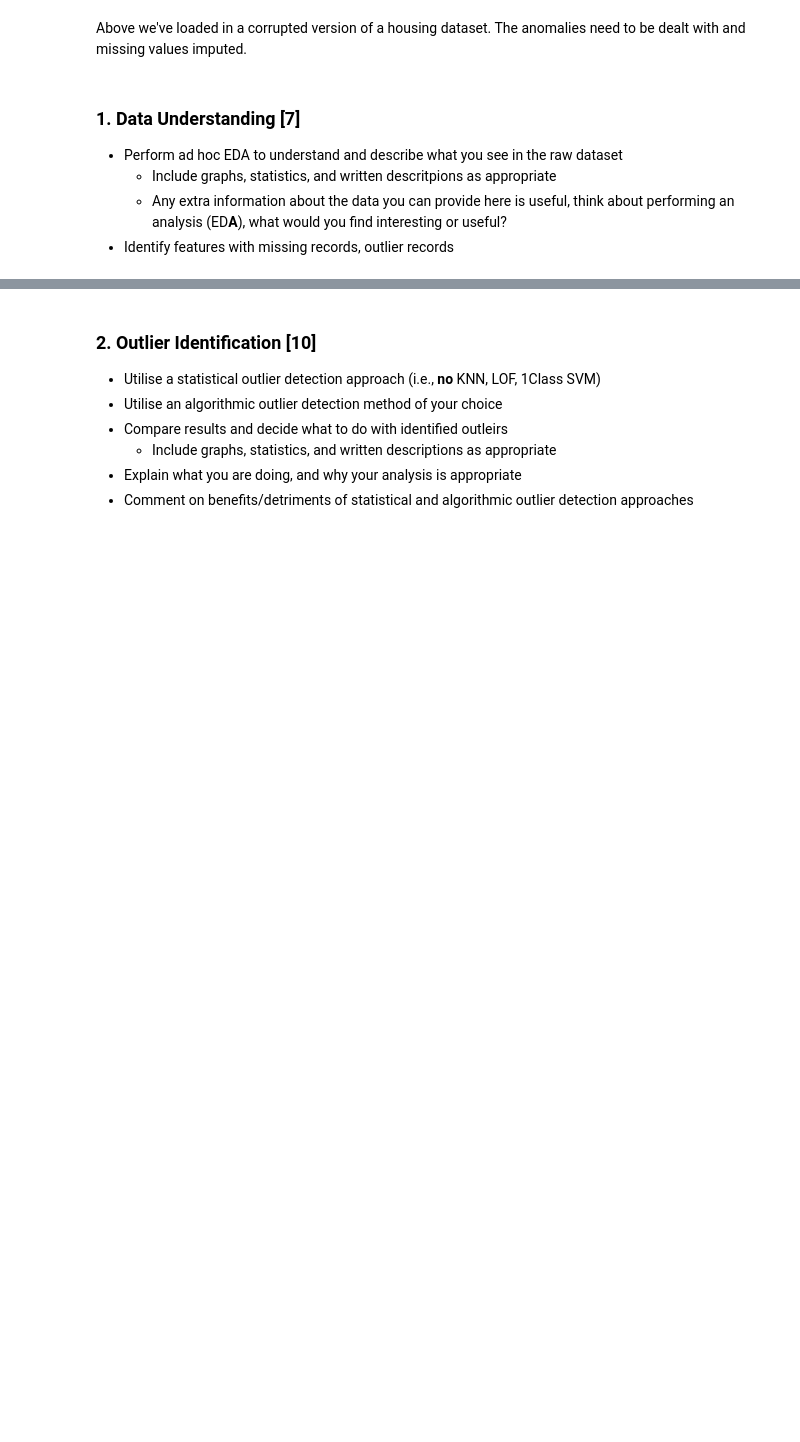
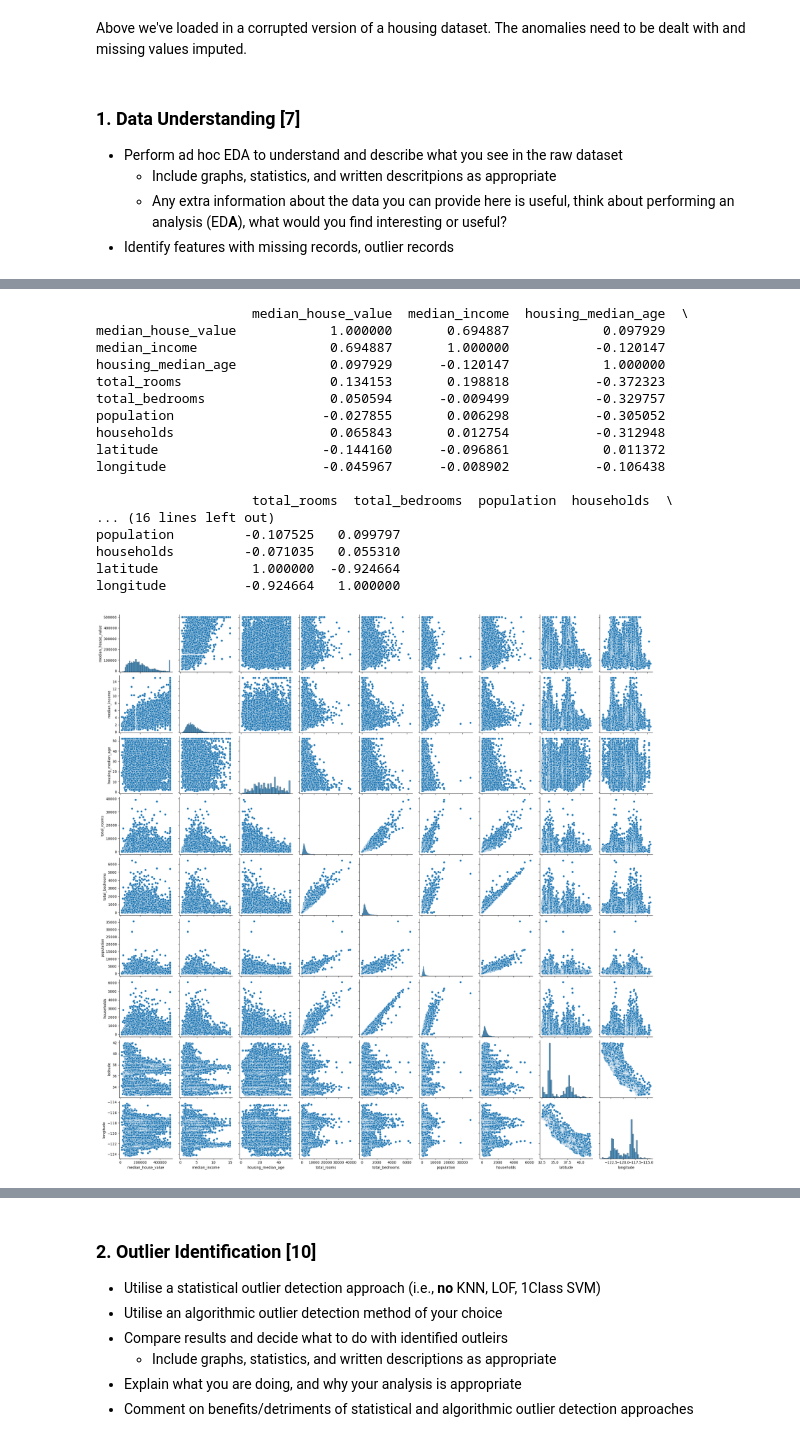
Before and after one commit to OscarIsorez/ComputerVision, a Jupyter notebook: CSC3831_Part_I/Coursework/CSC3831_Final_Assessment.ipynb, the cells around one changed output, grey strips where cells are left out. Saved outputs shown, nothing was run; the diff lists cells and outputs as text; code cells hidden in the pictures; blank space fills up the shorter version.

```diff
--- a/CSC3831_Part_I/Coursework/CSC3831_Final_Assessment.ipynb
+++ b/CSC3831_Part_I/Coursework/CSC3831_Final_Assessment.ipynb
@@ -119,0 +112,22 @@ sns.heatmap(houses_corrupted.corr(), annot=True)
+# %%
+sns.pairplot(houses_corrupted)
+print(houses_corrupted.corr())
+# %% [output]
+                    median_house_value  median_income  housing_median_age  \
+median_house_value            1.000000       0.694887            0.097929
+median_income                 0.694887       1.000000           -0.120147
+housing_median_age            0.097929      -0.120147            1.000000
+total_rooms                   0.134153       0.198818           -0.372323
+total_bedrooms                0.050594      -0.009499           -0.329757
+population                   -0.027855       0.006298           -0.305052
+households                    0.065843       0.012754           -0.312948
+latitude                     -0.144160      -0.096861            0.011372
+longitude                    -0.045967      -0.008902           -0.106438
+
+                    total_rooms  total_bedrooms  population  households  \
+... (16 lines left out)
+population         -0.107525   0.099797
+households         -0.071035   0.055310
+latitude            1.000000  -0.924664
+longitude          -0.924664   1.000000
+[figure, added]
```
Also changed, not shown: parts of 23 cells of this notebook.
